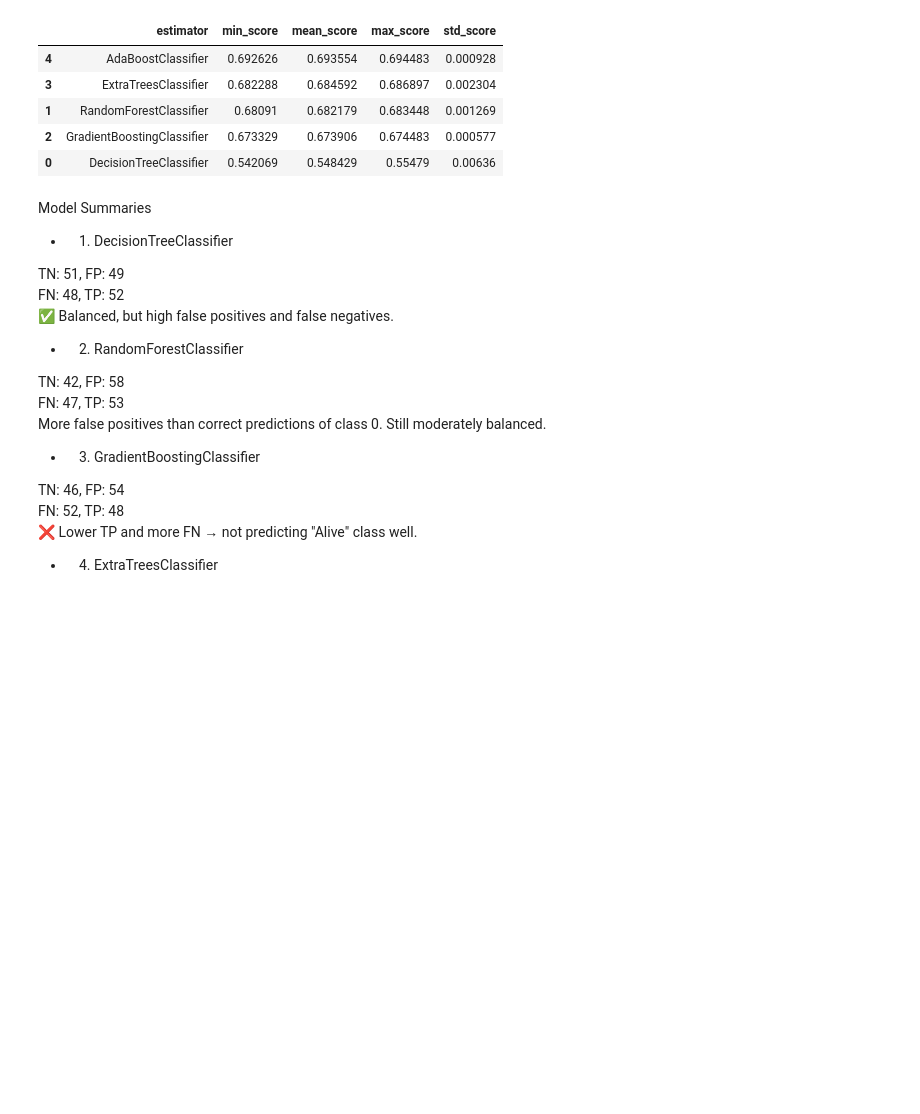
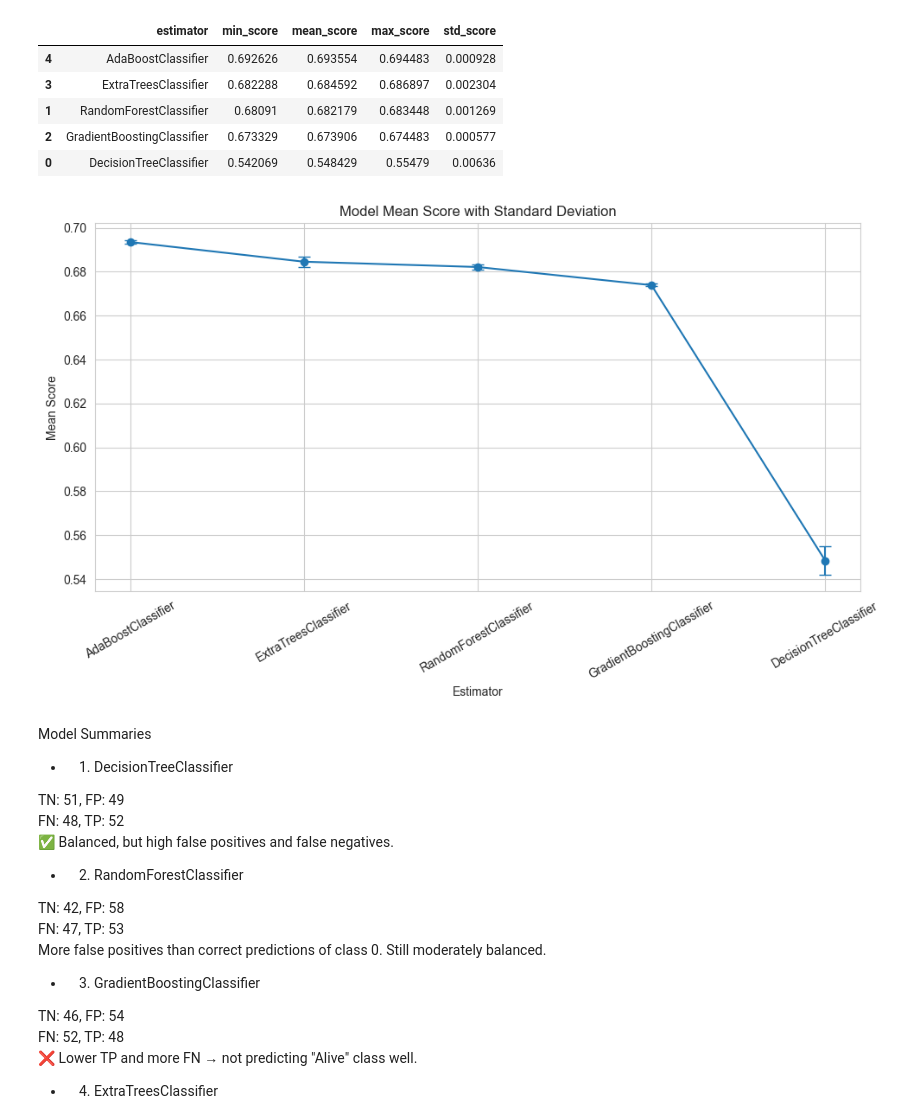
Before and after one commit to marcus1989/European_Cancer_Data, a Jupyter notebook: jupyter_notebooks/Predictive_modelling.ipynb, the cells around one changed output. Cells and saved outputs as stored; diff of their text form; code cells hidden in the pictures; blank space fills up the shorter version.

Commit message:
updated dashboard, Readme, added  plots to report folder

```diff
--- a/jupyter_notebooks/Predictive_modelling.ipynb
+++ b/jupyter_notebooks/Predictive_modelling.ipynb
@@ -368,6 +368,32 @@ grid_search_summary
 | 1 | RandomForestClassifier | 0.68091 | 0.682179 | 0.683448 | 0.001269 |
 | 2 | GradientBoostingClassifier | 0.673329 | 0.673906 | 0.674483 | 0.000577 |
 | 0 | DecisionTreeClassifier | 0.542069 | 0.548429 | 0.55479 | 0.00636 |
+# %%
+# Data
+data = {
+    'estimator': [
+        'AdaBoostClassifier', 'ExtraTreesClassifier', 'RandomForestClassifier',
+        'GradientBoostingClassifier', 'DecisionTreeClassifier'
+    ],
+    'min_score': [0.692626, 0.682288, 0.68091, 0.673329, 0.542069],
+    'mean_score': [0.693554, 0.684592, 0.682179, 0.673906, 0.548429],
+    'max_score': [0.694483, 0.686897, 0.683448, 0.674483, 0.55479],
+    'std_score': [0.000928, 0.002304, 0.001269, 0.000577, 0.00636]
+}
+df = pd.DataFrame(data)
+
+# Line plot with error bars
+plt.figure(figsize=(10,6))
+plt.errorbar(df['estimator'], df['mean_score'], yerr=df['std_score'], fmt='o-', capsize=5)
+plt.title('Model Mean Score with Standard Deviation')
+plt.ylabel('Mean Score')
+plt.xlabel('Estimator')
+plt.xticks(rotation=30)
+plt.grid(True)
+plt.tight_layout()
+plt.show()
+# %% [output]
+[figure, added]
 # %% [markdown]
 Model Summaries
 
```
Also changed, not shown: parts of 4 cells of this notebook, 16 other files.
